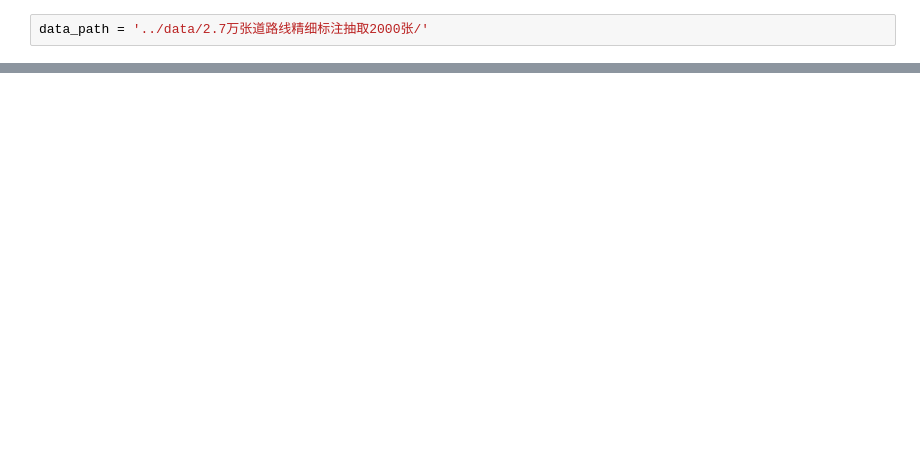
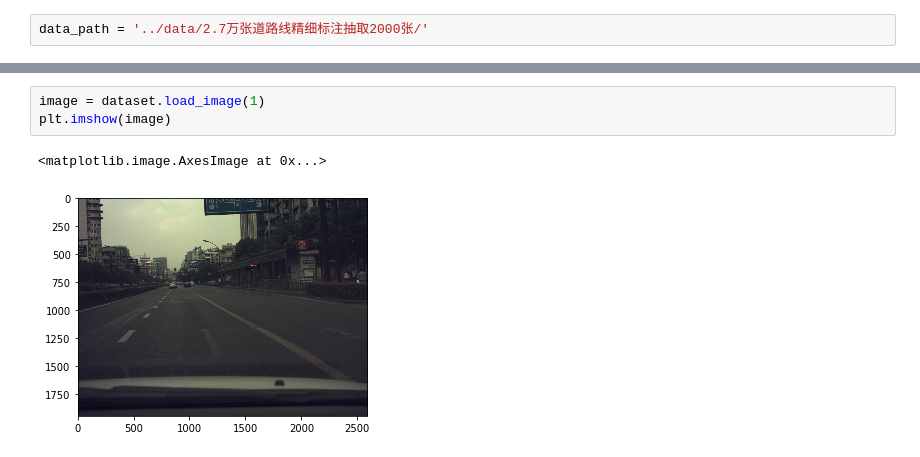
Before and after one commit to XL2013/CarLaneDetetion, a Jupyter notebook: jupyter/data.ipynb, the cells around one changed output, grey strips where cells are left out. Drawn from its saved outputs; the diff is of its cells as text; blank space fills up the shorter version.

```diff
--- a/jupyter/data.ipynb
+++ b/jupyter/data.ipynb
@@ -94,0 +156,6 @@ class CarlaneDataset(utils.Dataset):
+# %%
+image = dataset.load_image(1)
+plt.imshow(image)
+# %% [output]
+<matplotlib.image.AxesImage at 0x...>
+[figure, added]
```
Also changed, not shown: parts of 16 cells of this notebook, 3 other files.
